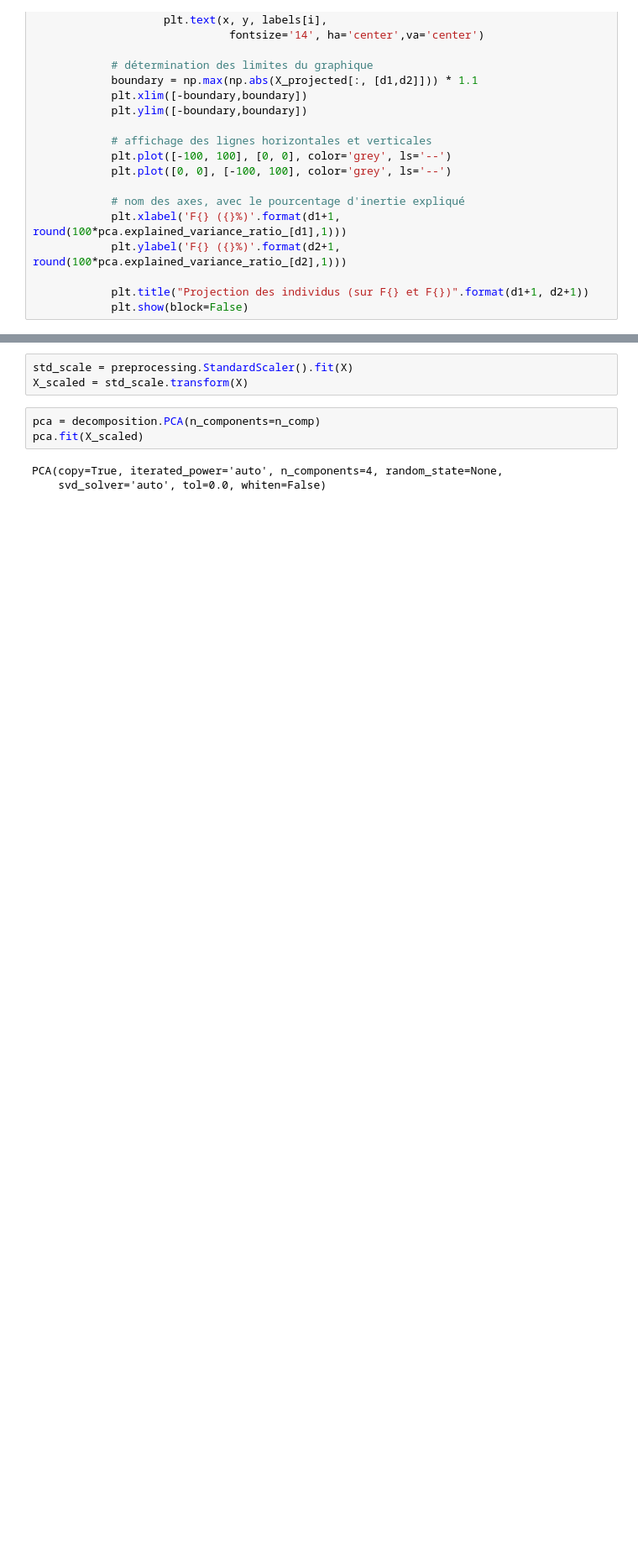
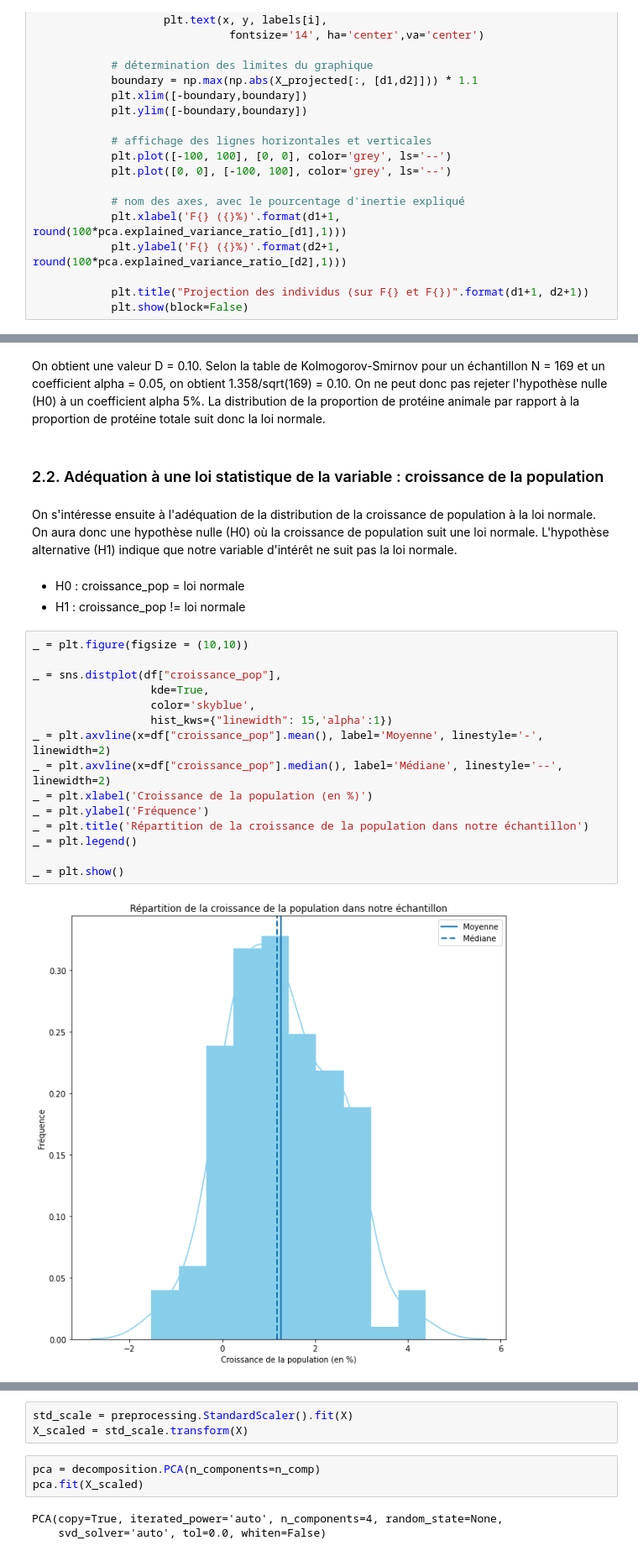
Before and after one commit to Sylvariane/etude_marche, a Jupyter notebook: P5_02_code.ipynb, the cells around one changed output, grey strips where cells are left out. Shown: that part at 84% size. Saved outputs shown, nothing was run; the diff lists cells and outputs as text; blank space fills up the shorter version.

```diff
--- a/P5_02_code.ipynb
+++ b/P5_02_code.ipynb
@@ -431,0 +278,26 @@ illustrative_var = bilan_alim['ddg_cluster']
+# %% [markdown]
+On obtient une valeur D = 0.10. Selon la table de Kolmogorov-Smirnov pour un échantillon N = 169 et un coefficient alpha = 0.05, on obtient 1.358/sqrt(169) = 0.10. On ne peut donc pas rejeter l'hypothèse nulle (H0) à un coefficient alpha 5%. La distribution de la proportion de protéine animale par rapport à la proportion de protéine totale suit donc la loi normale.
+# %% [markdown]
+### 2.2. Adéquation à une loi statistique de la variable : croissance de la population
+# %% [markdown]
+On s'intéresse ensuite à l'adéquation de la distribution de la croissance de population à la loi normale. On aura donc une hypothèse nulle (H0) où la croissance de population suit une loi normale. L'hypothèse alternative (H1) indique que notre variable d'intérêt ne suit pas la loi normale.
+# %% [markdown]
+- H0 : croissance_pop = loi normale
+- H1 : croissance_pop != loi normale
+# %%
+_ = plt.figure(figsize = (10,10))
+
+_ = sns.distplot(df["croissance_pop"],
+                  kde=True,
+                  color='skyblue',
+                  hist_kws={"linewidth": 15,'alpha':1})
+_ = plt.axvline(x=df["croissance_pop"].mean(), label='Moyenne', linestyle='-', linewidth=2)
+_ = plt.axvline(x=df["croissance_pop"].median(), label='Médiane', linestyle='--', linewidth=2)
+_ = plt.xlabel('Croissance de la population (en %)')
+_ = plt.ylabel('Fréquence')
+_ = plt.title('Répartition de la croissance de la population dans notre échantillon')
+_ = plt.legend()
+
+_ = plt.show()
+# %% [output]
+[figure, added]
```
Also changed, not shown: parts of 196 cells of this notebook.
